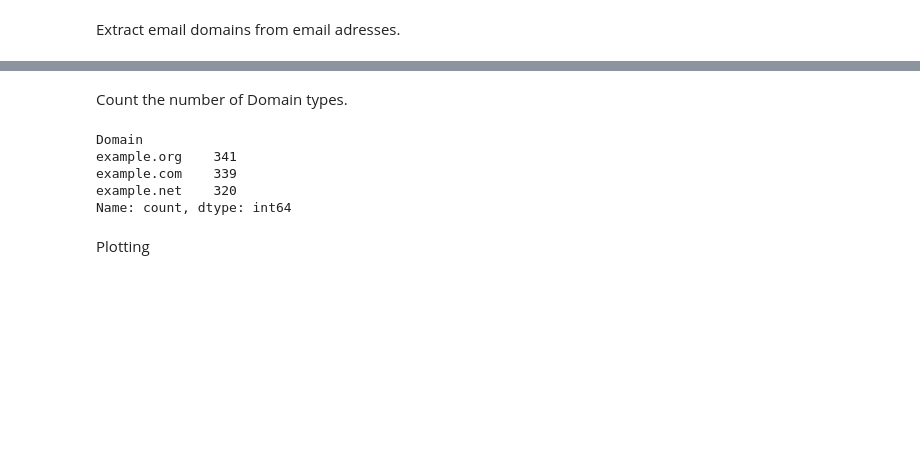
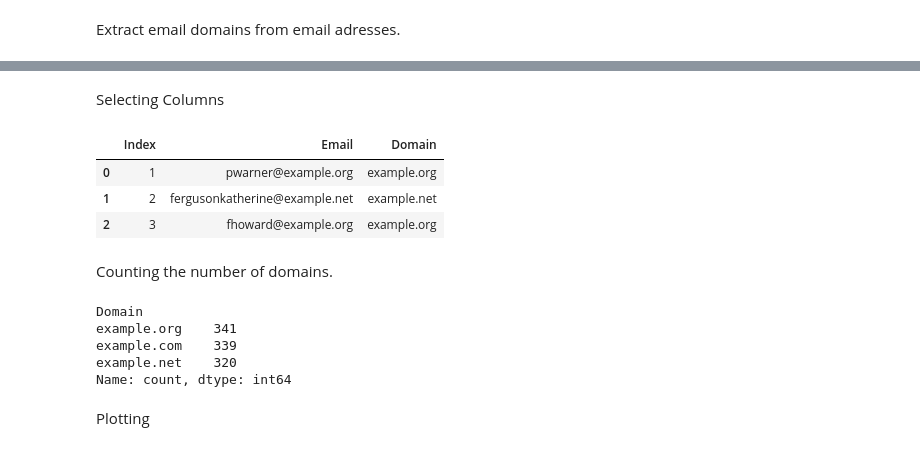
Before and after one commit to PCM11/PFDA---Assignments, a Jupyter notebook: assignment03-pie.ipynb, the cells around one changed output, grey strips where cells are left out. Cells and saved outputs as stored; diff of their text form; code cells hidden in the pictures; blank space fills up the shorter version.

```diff
--- a/assignment03-pie.ipynb
+++ b/assignment03-pie.ipynb
@@ -33,8 +33,19 @@ data.head(3)
 | 0 | 1 | 8717bbf45cCDbEe | Shelia | Mahoney | Male | pwarner@example.org | 857.139.8239 | 2014-01-27 | Probation officer | example.org |
 | 1 | 2 | 3d5AD30A4cD38ed | Jo | Rivers | Female | fergusonkatherine@example.net | +1-950-759-8687 | 1931-07-26 | Dancer | example.net |
 | 2 | 3 | 810Ce0F276Badec | Sheryl | Lowery | Female | fhoward@example.org | (599)782-0605 | 2013-11-25 | Copy | example.org |
+# %% [markdown]
+Selecting Columns
+# %%
+# Selecting Index, Email and Domain columns.
+result = data[['Index', 'Email', 'Domain']]
+result.head(3)
+# %% [output]
+|  | Index | Email | Domain |
+| 0 | 1 | pwarner@example.org | example.org |
+| 1 | 2 | fergusonkatherine@example.net | example.net |
+| 2 | 3 | fhoward@example.org | example.org |
 # %% [markdown]
-Count the number of Domain types.
+Counting the number of domains.
 # %%
 # Number of domains in each group
 print(data['Domain'].value_counts())
```
Also changed, not shown: parts of 4 cells of this notebook, 5 other files.
